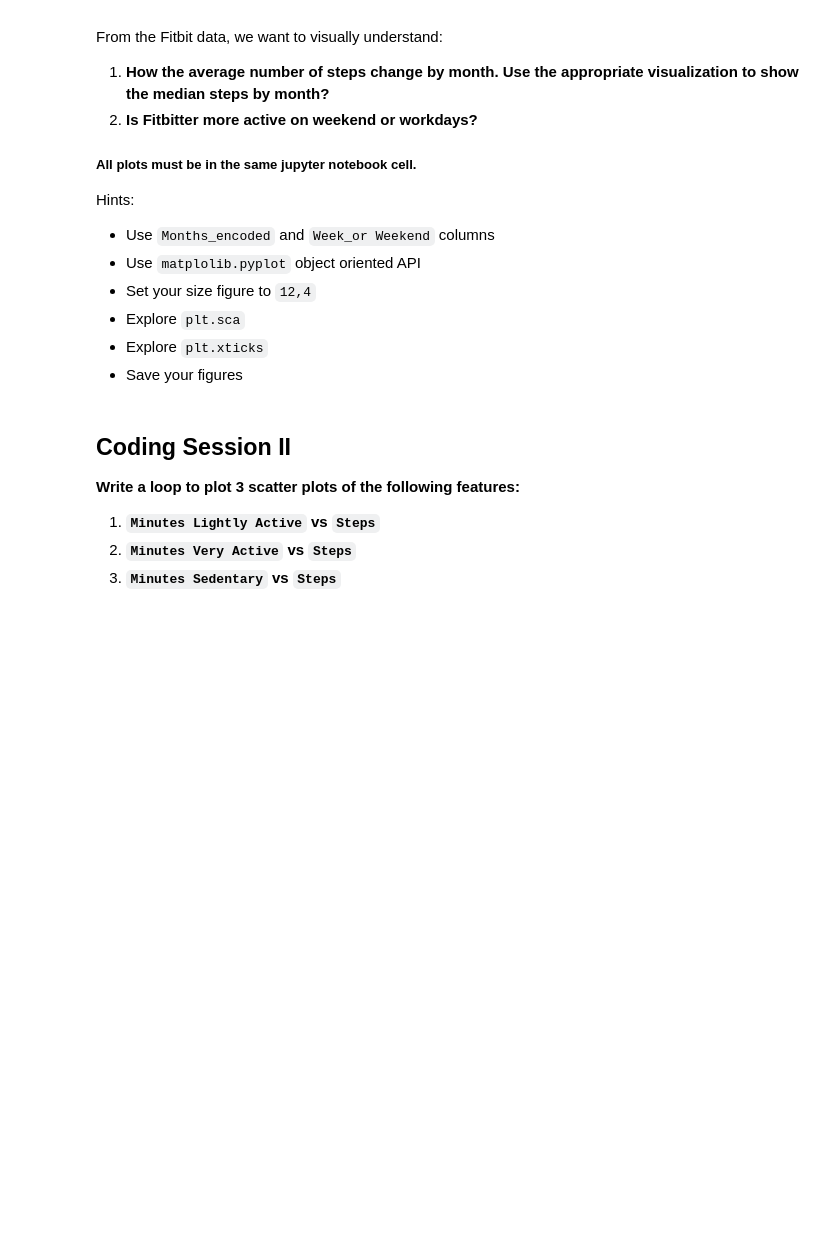
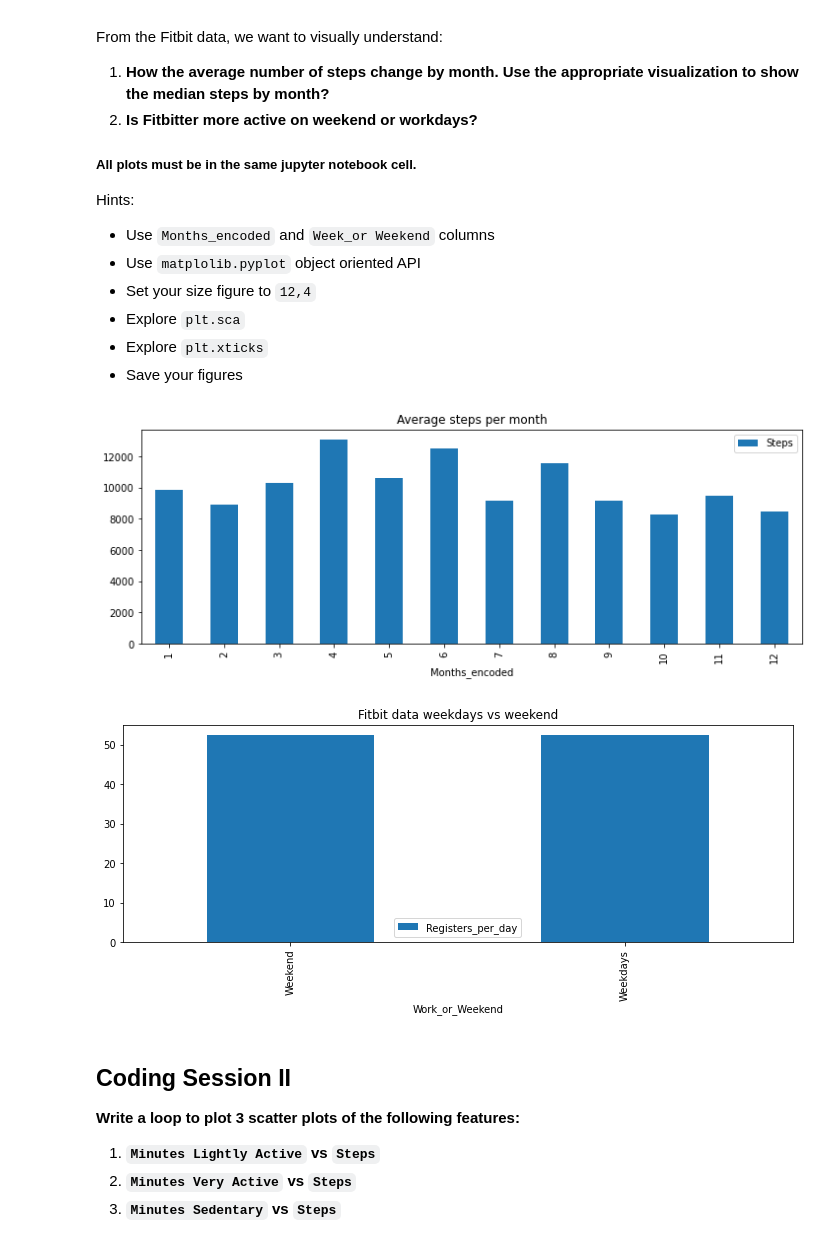
Before and after one commit to Ironhack-Part-Time-Enero2022/lab-visualization-extra, a Jupyter notebook: challenge-1.ipynb, the cells around one changed output. Cells and saved outputs as stored; diff of their text form; code cells hidden in the pictures; blank space fills up the shorter version.

Commit message:
entrega lab-visualizations-extra fernando

```diff
--- a/challenge-1.ipynb
+++ b/challenge-1.ipynb
@@ -42,3 +89,32 @@ Hints:
+# %%
+steps_month = fitbit.groupby("Months_encoded")["Steps"].mean().round(2).reset_index()
+
+plt.rcParams["figure.figsize"] = (12,4)
+steps_month.plot.bar(x="Months_encoded", y="Steps", title="Average steps per month")
+plt.show();
+
+#ax = plt.axes() # para poder cambiar el estilo de los ejes
+#ax.set_facecolor("white") # poner el fondo en blanco
+#plt.plot(steps_month["Months_encoded"], steps_month["Steps"])
+#plt.xlabel("Months") # para poner etiqueta en el eje x
+#plt.ylabel("Total_steps") # para poner etiqueta en el eje y
+#plt.title("Average steps per month") # para poner el título
+#plt.show();
+
+registers_week_weekend = fitbit.groupby("Work_or_Weekend")["Date"].count().reset_index()
+registers_week_weekend["Work_or_Weekend"].replace(to_replace=0, value="Weekend", inplace=True)
+registers_week_weekend["Work_or_Weekend"].replace(to_replace=1, value="Weekdays", inplace=True)
+def registers_day(x):
+    if x == "Weekend":
+        return 2
+    elif x == "Weekdays":
+        return 5
+registers_week_weekend["Registers_per_day"] = registers_week_weekend["Date"] / registers_week_weekend["Work_or_Weekend"].apply(registers_day)
+registers_week_weekend.plot.bar(x="Work_or_Weekend", y="Registers_per_day", title="Fitbit data weekdays vs weekend")
+plt.show();
+# %% [output]
+[figure, added]
+[figure, added]
 # %% [markdown]
 ## Coding Session II
 
```
Also changed, not shown: parts of 7 cells of this notebook.
